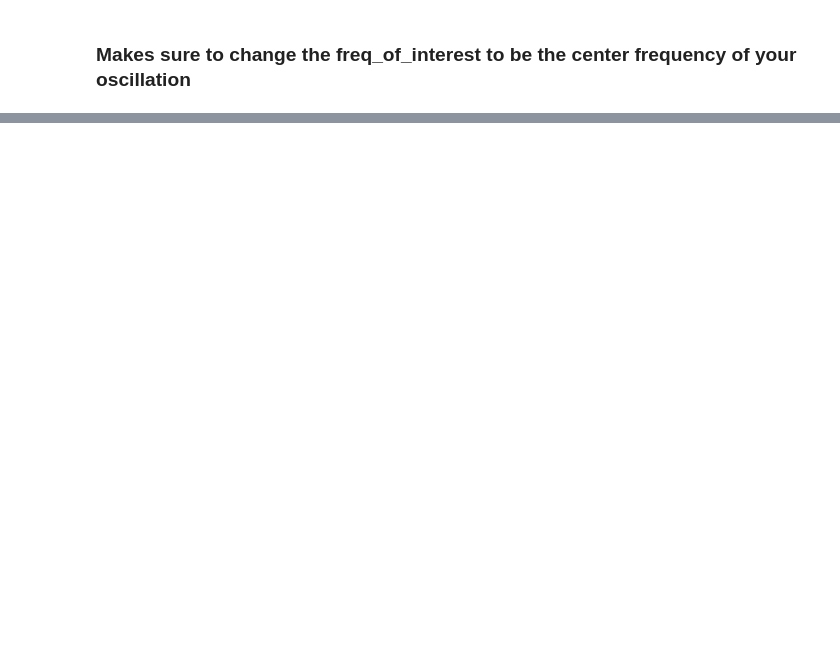
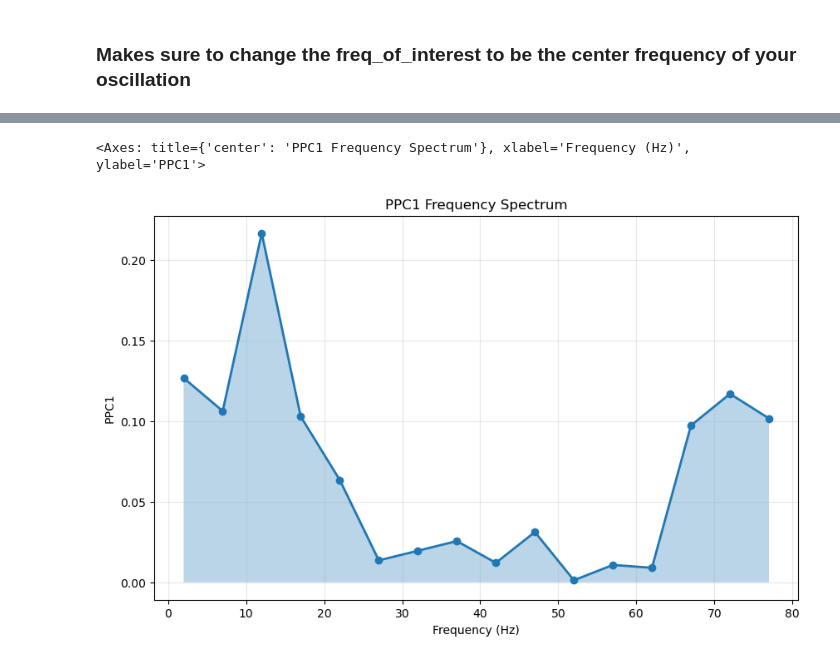
Before and after one commit to cyneuro/bmtool, a Jupyter notebook: examples/analysis/phase_locking_value/phase_locking_value.ipynb, the cells around one changed output, grey strips where cells are left out. Saved outputs shown, nothing was run; the diff lists cells and outputs as text; code cells hidden in the pictures; blank space fills up the shorter version.

```diff
--- a/examples/analysis/phase_locking_value/phase_locking_value.ipynb
+++ b/examples/analysis/phase_locking_value/phase_locking_value.ipynb
@@ -48,0 +262,7 @@ print(plv)
+# %%
+freqs, ppc1s = calculate_ppc1_spectrum(spike_rate['LTS'],lfp_processed[0],fs=400, freq_range=freq_range, freq_step=freq_step, bandwidth=bandwidth)
+# Plot the spectrum
+plot_ppc1_spectrum(freqs, ppc1s, title="PPC1 Frequency Spectrum")
+# %% [output]
+<Axes: title={'center': 'PPC1 Frequency Spectrum'}, xlabel='Frequency (Hz)', ylabel='PPC1'>
+[figure, added]
```
Also changed, not shown: parts of 6 cells of this notebook, 4 other files.
